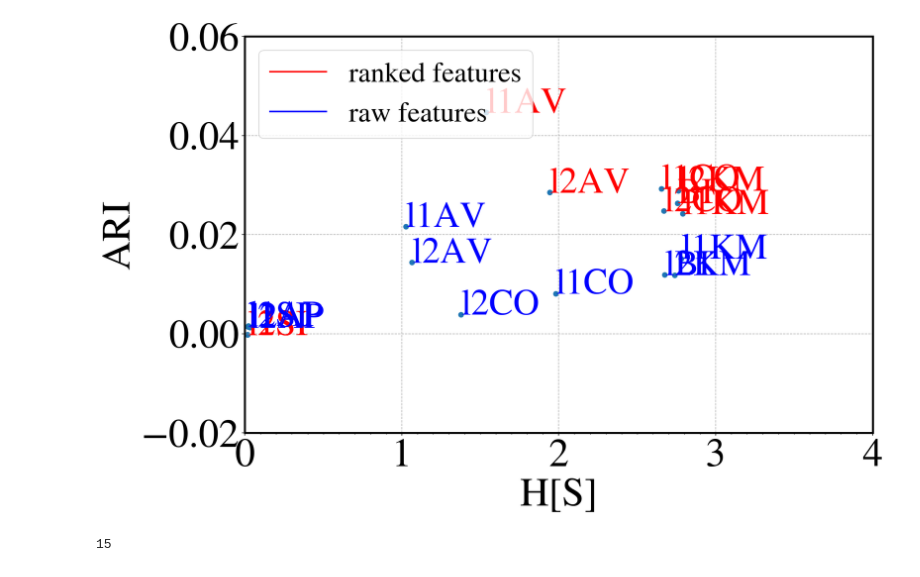
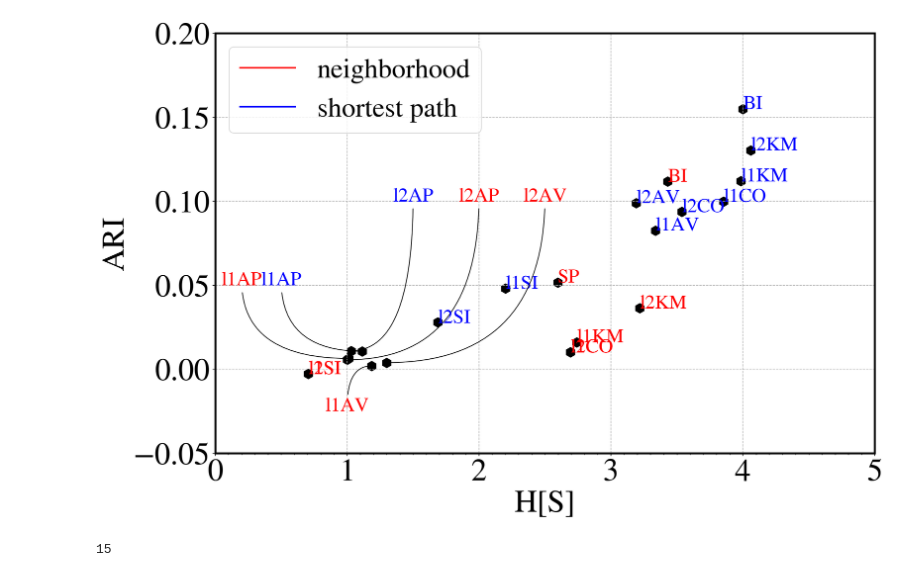
Before and after one commit to Sandipan99/Ranking_cluster_algorithms, a Jupyter notebook: Plot.ipynb, the cells around one changed output. Drawn from its saved outputs; the diff is of its cells as text; code cells hidden in the pictures.

```diff
--- a/Plot.ipynb
+++ b/Plot.ipynb
@@ -90,38 +131,69 @@ from matplotlib.lines import Line2D
 # %%
 custom_lines = [Line2D([0], [0], color='r', lw=2),
                 Line2D([0], [0], color='b', lw=2)]
+# %%
+target_location= [0 for _ in range(24)]
+target_location[0] = (0.2,0.05)
+target_location[1] = (0.5,0.05)
+target_location[2] = (1,-0.025)
+target_location[3] = (1,0)
+#target_location[4] = (2.5,0.9)
+#target_location[5] = (2.2,0.5)
+target_location[10] = (2,0.1)
+target_location[11] = (1.5,0.10)
+target_location[12] = (2.5,0.1)
+target_location[13] = (2,0.1)
+#target_location[14] = (2.5,0.5)
+#target_location[15] = (2.7,0.5)
+#target_location[21] = (2.9,0.5)
+#target_location[17] = (3.8,0.5)
+#target_location[16] = (3.8,0.6)
+#target_location[18] = (3.5,0.6)
+#target_location[9] = (2.8,0.9)
 # %%
 fig, ax = plt.subplots()
 majorLocator = MultipleLocator(1)
 majorFormatter = FormatStrFormatter('%d')
 minorLocator = MultipleLocator(0.1)
 
 ax.xaxis.set_major_locator(majorLocator)
 ax.xaxis.set_major_formatter(majorFormatter)
 ax.xaxis.set_minor_locator(minorLocator)
 plt.grid(linestyle='--')
 
-plt.ylim(-0.02,0.06)
-y_pos = np.arange(-0.02,0.08,step = 0.02)
+plt.ylim(-0.05,0.2)
+y_pos = np.arange(-0.05,0.25,step = 0.05)
 ax.set_yticks(y_pos)
-plt.xlim(0,4)
-x_pos = np.arange(0,5,step = 1)
+plt.xlim(0,5)
+x_pos = np.arange(0,6,step = 1)
+#print(x_pos)
 ax.set_xticks(x_pos)
 plt.ylabel('ARI')
 plt.xlabel('H[S]')
-ax.legend(custom_lines, ['ranked features', 'raw features'],loc = 'upper left',fontsize=35)
-ax.scatter(data[:,0],data[:,4])
+ax.legend(custom_lines, ['neighborhood', 'shortest path'],loc = 'upper left',fontsize=35)
+ax.scatter(data[:,0],data[:,4],s=150,marker='h',color='k')
 
 for i, txt in enumerate(labels):
-    if 'rw' in txt:
-        ax.annotate(txt.replace('rw',''), (data[i,0], data[i,4]), color='b', fontsize=45)
+    if 'sp' in txt:
+        if 'AVx' in txt or 'AP' in txt:
+            ax.annotate(txt.replace('sp',''), (data[i,0], data[i,4]), target_location[i],
+                        arrowprops=dict(arrowstyle="-", connectionstyle="angle3", lw=1),
+                        color='b', fontsize=25, ha='center')
+        else:
+            ax.annotate(txt.replace('sp',''), (data[i,0], data[i,4]), color='b', fontsize=25)
     else:
-        ax.annotate(txt.replace('ra',''), (data[i,0], data[i,4]), color='r', fontsize=45)
+        if 'AV' in txt or 'AP' in txt:
+            ax.annotate(txt.replace('no',''), (data[i,0], data[i,4]), target_location[i],
+                        arrowprops=dict(arrowstyle="-", connectionstyle="angle3", lw=1),
+                        color='r', fontsize=25, ha='center')
+        else:
+            ax.annotate(txt.replace('no',''), (data[i,0], data[i,4]), color='r', fontsize=25)
+        #ax.annotate(txt.replace('no',''), (data[i,0], data[i,2]), color='r', fontsize=25)
 
 plt.tight_layout()
-plt.savefig('plots/whitewine_ARI.pdf',dpi=200)
+plt.savefig('Plots_new/rail_ARI.pdf',dpi=200)
 # %% [output]
-[figure, old version]
+[figure, new version]
 # %%
 H_sig = [0.34, 0.52, 0.47, 0.16, 0.15, 0.62, 0.28, 0.45, 0.47, 0.42, 0.56, 0.30, 0.33, 0.41, 0.18]
 H_s = [0.65, 0.62, 0.89, 0.56, 0.53, 0.76, 0.52, 0.70, 0.82, 0.79, 0.91, 0.75, 0.85, 0.78, 0.82]
```
Also changed, not shown: parts of 16 cells of this notebook.
